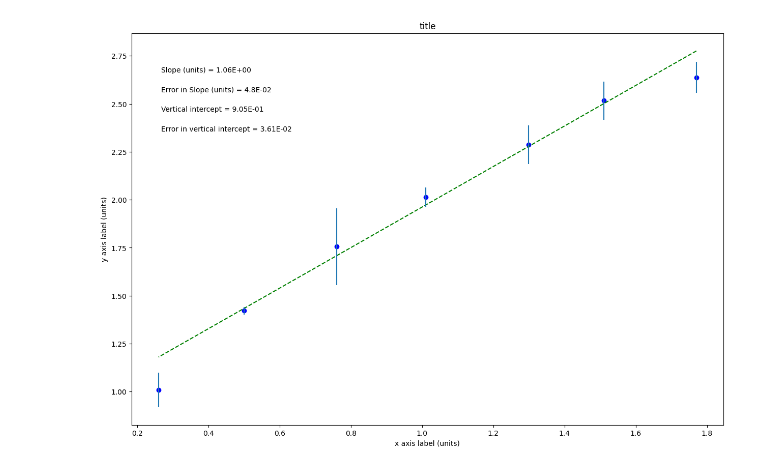
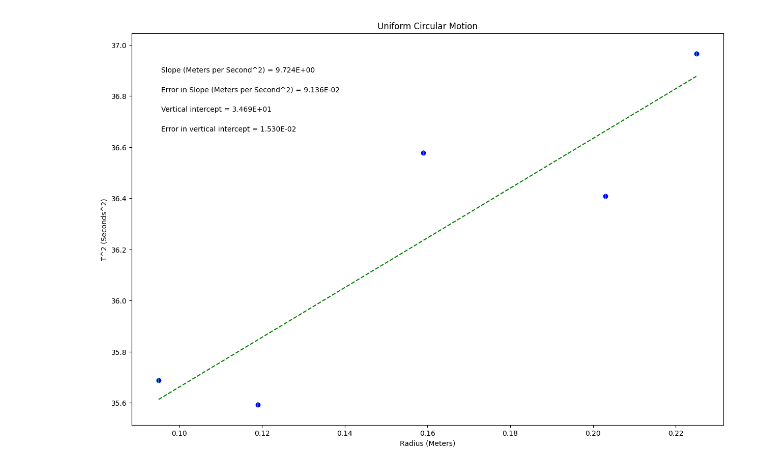
Before and after one commit to KylesCorner/PHSX216, a Jupyter notebook: lab4/lab4Plot.ipynb, the cells around one changed output. Cells and saved outputs as stored; diff of their text form; code cells hidden in the pictures.

```diff
--- a/lab4/lab4Plot.ipynb
+++ b/lab4/lab4Plot.ipynb
@@ -2,7 +2,7 @@
 <a href="https://colab.research.google.com/github/brianna-phsx/plotting-templates/blob/main/PHSXlab_plotting_template.ipynb" target="_parent"><img src="https://colab.research.google.com/assets/colab-badge.svg" alt="Open In Colab"/></a>
 # %%
 #PHSX 216 & 218 plotting code
-#Brianna Beller
+#Kyle Krstulich
 #Updated September 2023
 
 #import packages and libraries, assign shortcut names
@@ -19,28 +19,35 @@ import matplotlib.pyplot as plt
 #variable names should start with a letter and must contain only letters, numbers, and underscores
 
 
-xvariable_changeme = np.array([0.095,  0.119,  0.159,  0.203,  0.225])
+radius = np.array([0.095,  0.119,  0.159,  0.203,  0.225])
 
-yvariable_changeme = np.array([5.972**2, ])
+t_squared = np.array([
+    35.688676,
+35.593156,
+36.578304,
+36.409156,
+36.9664,
 
-err_yvariable_changeme = np.array([0.01, .01, .01, .01,. 01])
+])
+
+err_in_t = np.array([0.01, .01, .01, .01, .01])
 
 
 
 #Re-assign variables as x, y, dy so that the remaining plotting code may remain generic
 #UPDATE VARIABLE NAMES (ON RHS OF EACH EQUAL SIGN) TO MATCH VARIABLE NAMES FOR DATA ABOVE
 
-x = xvariable_changeme             #this should be the array you want to plot on the x axis
-y = yvariable_changeme             #this should be the array you want to plot on the y axis
-dy = err_yvariable_changeme        #this should be your error in y array
+x = radius             #this should be the array you want to plot on the x axis
+y = t_squared           #this should be the array you want to plot on the y axis
+dy = err_in_t       #this should be your error in y array
 
 
 #UPDATE EACH OF THESE 4 STRINGS FOR YOUR PLOT LABELS AS YOU WANT THEM TO APPEAR
 
-plot_title= 'title'
-x_label= 'x axis label (units)'
-y_label= 'y axis label (units)'
-slope_units= 'units'
+plot_title= 'Uniform Circular Motion'
+x_label= 'Radius (Meters)'
+y_label= 'T^2 (Seconds^2)'
+slope_units= 'Meters per Second^2'
 
 #UPDATE ANNOTATION PLACEMENT SO IT'S OUT OF WAY OF PLOTTED DATA AND BEST FIT LINE
 #integer from 1 to 4, top R corner is 1 (counter-clockwise from there)
@@ -92,31 +99,31 @@ elif annotation_placement==3 or annotation_placement==4:
 #Don't need to change anything in this section!
 
 #Plot data on graph. Plot error bars and place values for slope,
 #error in slope, and vertical intercept (plus error) on the plot using "annotate"
 
 plt.figure(figsize=(15,10))
 
 plt.plot(x, fit, color='green', linestyle='--')
 plt.scatter(x, y, color='blue', marker='o')
 
 plt.xlabel(x_label)
 plt.ylabel(y_label)
 plt.title(plot_title)
 
 plt.errorbar(x, y, yerr=dy, xerr=None, fmt="none") #don't need to plot x error bars
 
 plt.annotate('Slope ({}) = {value:.{digits}E}'.format(slope_units,value=m, digits=3),
              (xpos, ypos[0]), xycoords='axes fraction')
 
 plt.annotate('Error in Slope ({}) = {value:.{digits}E}'.format(slope_units,value=dm, digits=3),
              (xpos, ypos[1]), xycoords='axes fraction')
 
 plt.annotate('Vertical intercept = {value:.{digits}E}'.format(value=b, digits=3),
              (xpos, ypos[2]), xycoords='axes fraction')
 
 plt.annotate('Error in vertical intercept = {value:.{digits}E}'.format(value=db, digits=3),
              (xpos, ypos[3]), xycoords='axes fraction')
 
 plt.show()
 # %% [output]
-[figure, old version]
+[figure, new version]
```
Also changed, not shown: 1 other file.
